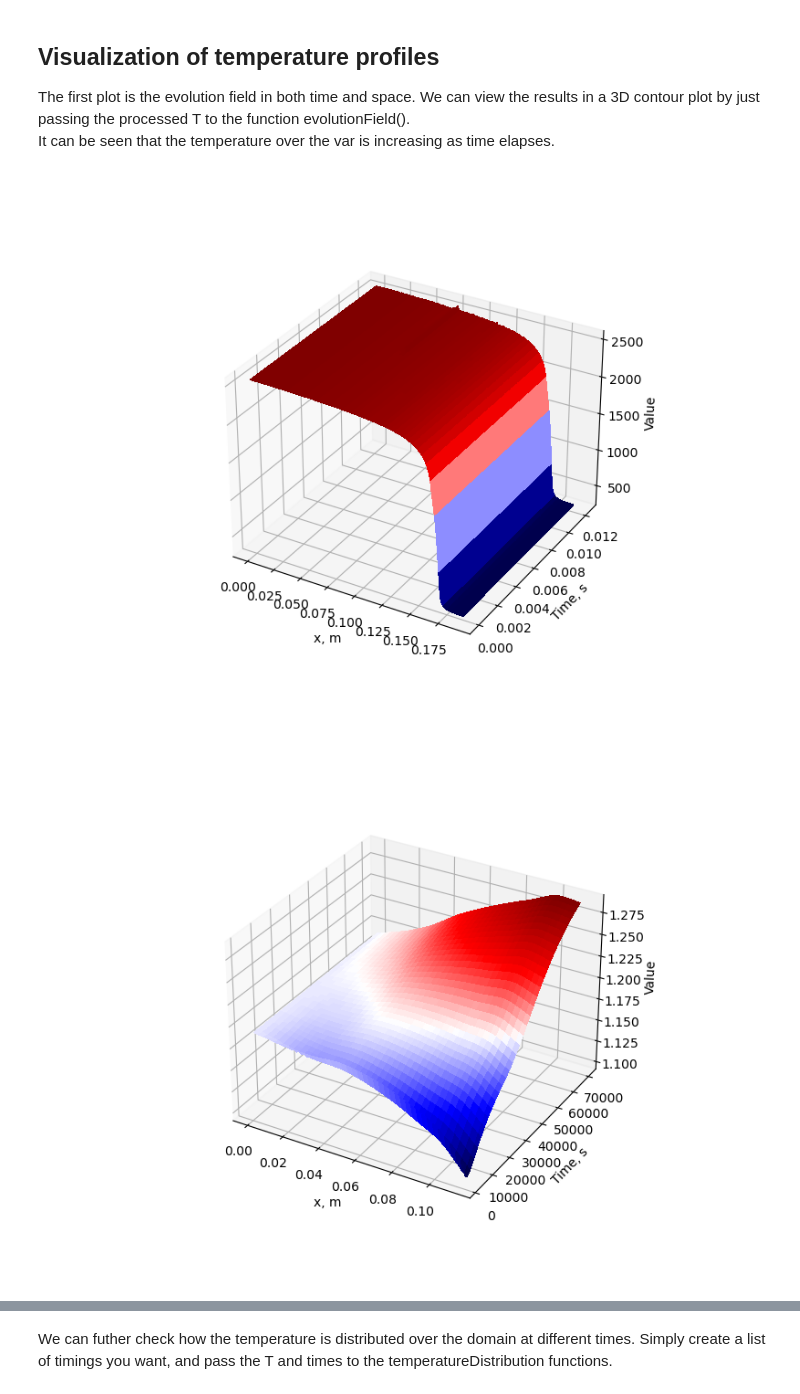
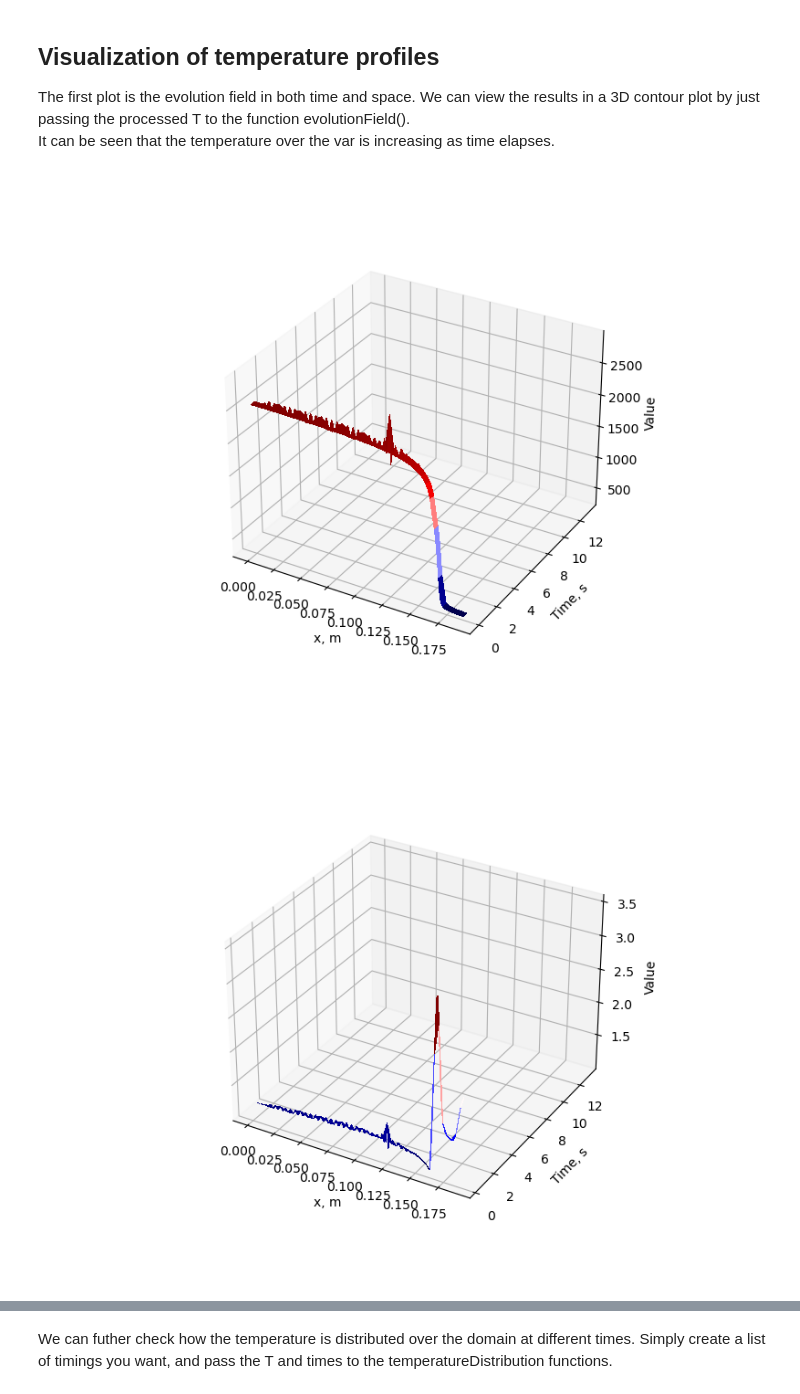
Before and after one commit to Lexmidan/nonloc_heatflux, a Jupyter notebook: PyTorch/time-evolv-heatflux.ipynb, the cells around one changed output, grey strips where cells are left out. Drawn from its saved outputs; the diff is of its cells as text; code cells hidden in the pictures.

```diff
--- a/PyTorch/time-evolv-heatflux.ipynb
+++ b/PyTorch/time-evolv-heatflux.ipynb
@@ -21,5 +21,5 @@ from IPython.utils import io
 import NN_training
 %matplotlib widget
 with io.capture_output() as captured:
-    #model=NN_training.train_model(100) #argument is the number of epochs
-    model=None
+    model=NN_training.train_model(100) #argument is the number of epochs
+    #model=None
@@ -111,9 +111,10 @@ It can be seen that the temperature over the var is increasing as time elapses.
 # %%
 pp.evolutionField(T[T.columns])
 # %% [output]
-[figure, old version]
+[figure, new version]
 # %%
-# E=(T.T*init_profile['ne'].values).T
-# pp.evolutionField(E[E.columns[2:]].iloc[:120])
+init_profile=pd.read_csv('./PyTorch/init_profile.csv', index_col=(0)).iloc[::200,:]
+E=(T.T*init_profile['ne'].values).T
+pp.evolutionField(E[E.columns[2:]])
 # %% [output]
-[figure, old version]
+[figure, new version]
```
Also changed, not shown: parts of 11 cells of this notebook, 9 other files.
